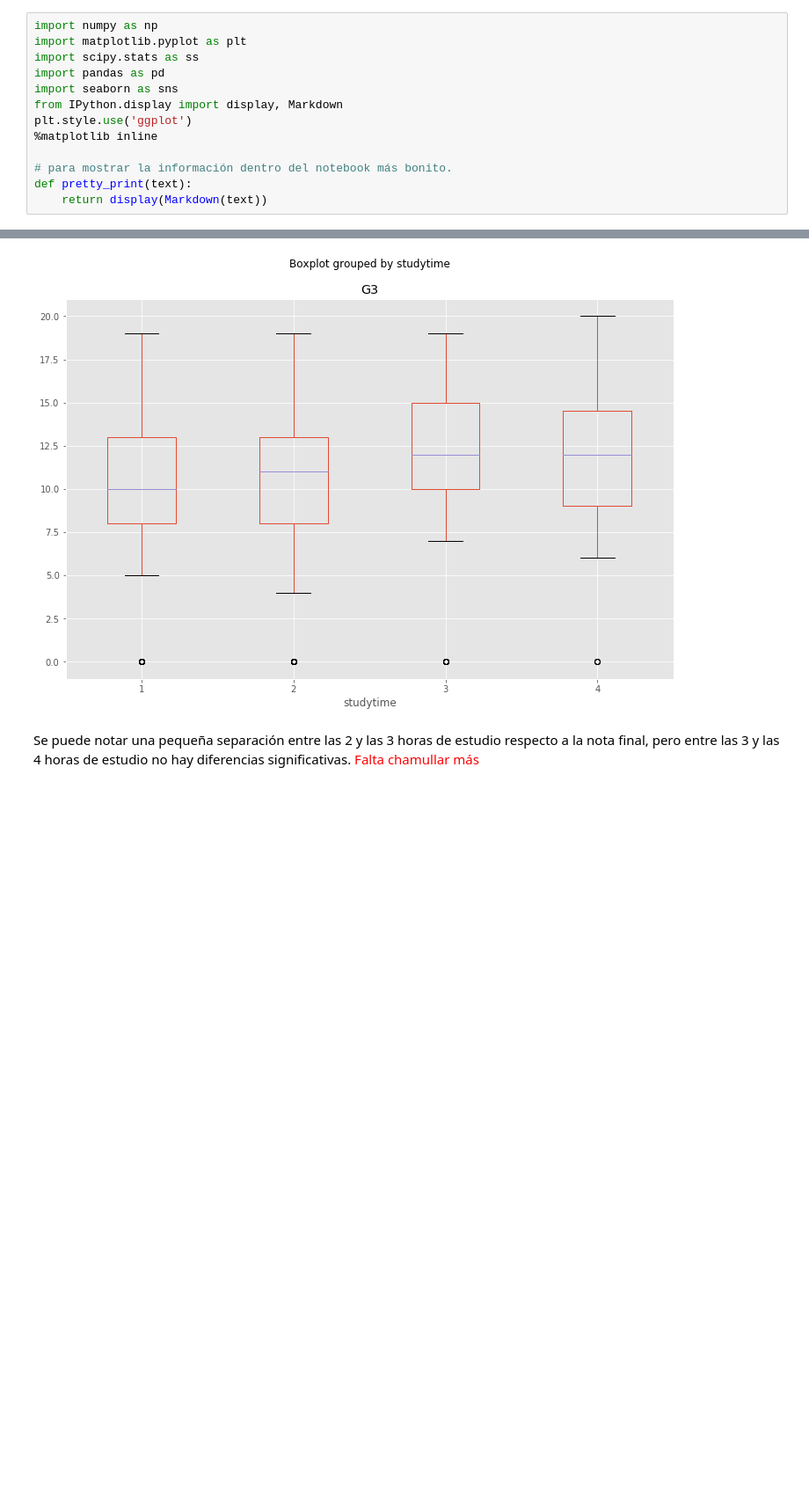
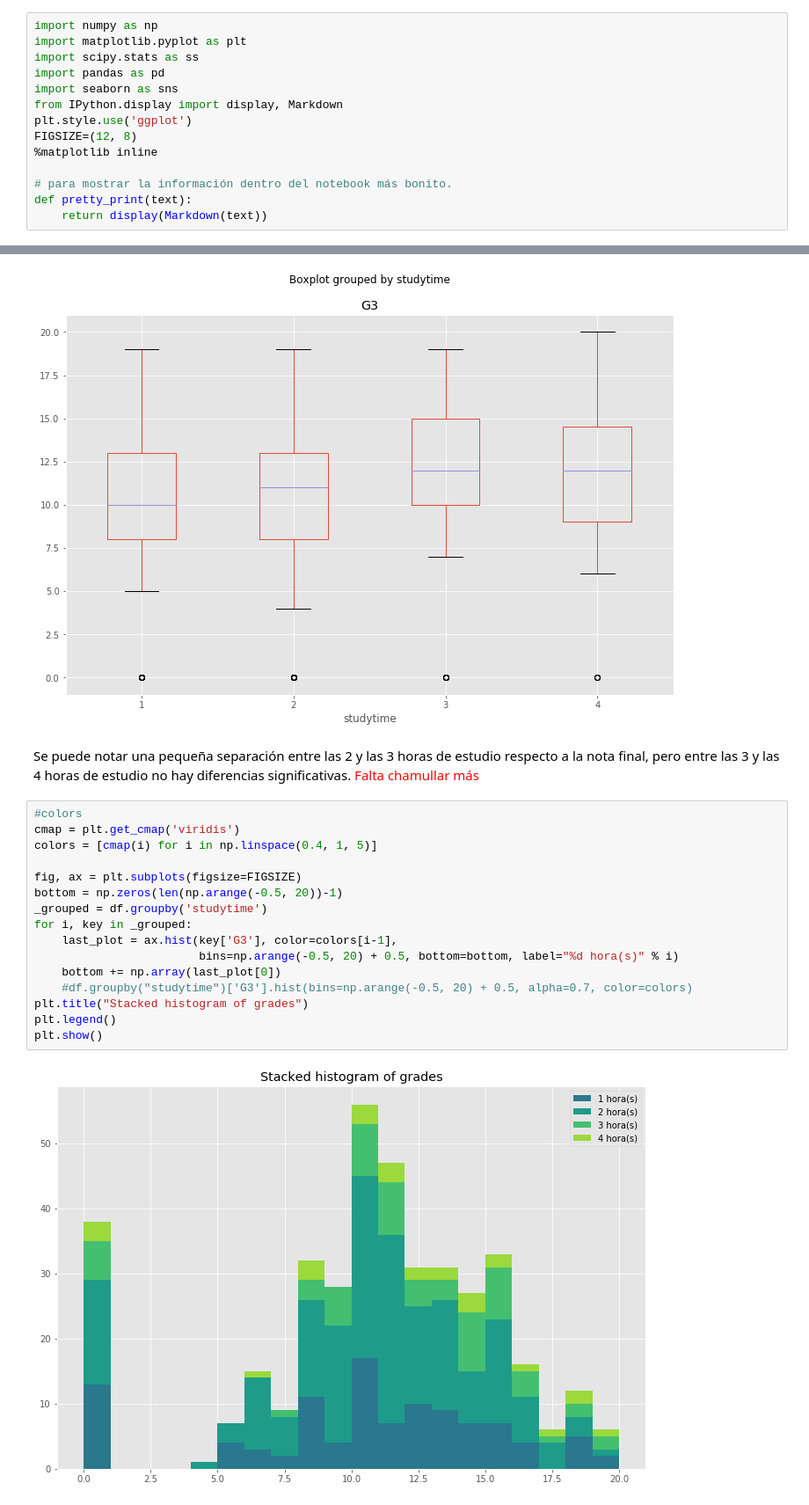
Before and after one commit to etra0/AID, a Jupyter notebook: tarea-1/tarea1.ipynb, the cells around one changed output, grey strips where cells are left out. Shown: that part at 88% size. Cells and saved outputs as stored; diff of their text form; blank space fills up the shorter version.

Commit message:
added stacked histogram

```diff
--- a/tarea-1/tarea1.ipynb
+++ b/tarea-1/tarea1.ipynb
@@ -56,6 +56,7 @@ import pandas as pd
 import seaborn as sns
 from IPython.display import display, Markdown
 plt.style.use('ggplot')
+FIGSIZE=(12, 8)
 %matplotlib inline
 
 # para mostrar la información dentro del notebook más bonito.
@@ -271,3 +272,21 @@ plt.show()
 [figure]
 # %% [markdown]
 Se puede notar una pequeña separación entre las 2 y las 3 horas de estudio respecto a la nota final, pero entre las 3 y las 4 horas de estudio no hay diferencias significativas. <span style='color:red;'>Falta chamullar más</span>
+# %%
+#colors
+cmap = plt.get_cmap('viridis')
+colors = [cmap(i) for i in np.linspace(0.4, 1, 5)]
+
+fig, ax = plt.subplots(figsize=FIGSIZE)
+bottom = np.zeros(len(np.arange(-0.5, 20))-1)
+_grouped = df.groupby('studytime')
+for i, key in _grouped:
+    last_plot = ax.hist(key['G3'], color=colors[i-1],
+                        bins=np.arange(-0.5, 20) + 0.5, bottom=bottom, label="%d hora(s)" % i)
+    bottom += np.array(last_plot[0])
+    #df.groupby("studytime")['G3'].hist(bins=np.arange(-0.5, 20) + 0.5, alpha=0.7, color=colors)
+plt.title("Stacked histogram of grades")
+plt.legend()
+plt.show()
+# %% [output]
+[figure, added]
```
Also changed, not shown: parts of 8 cells of this notebook.
